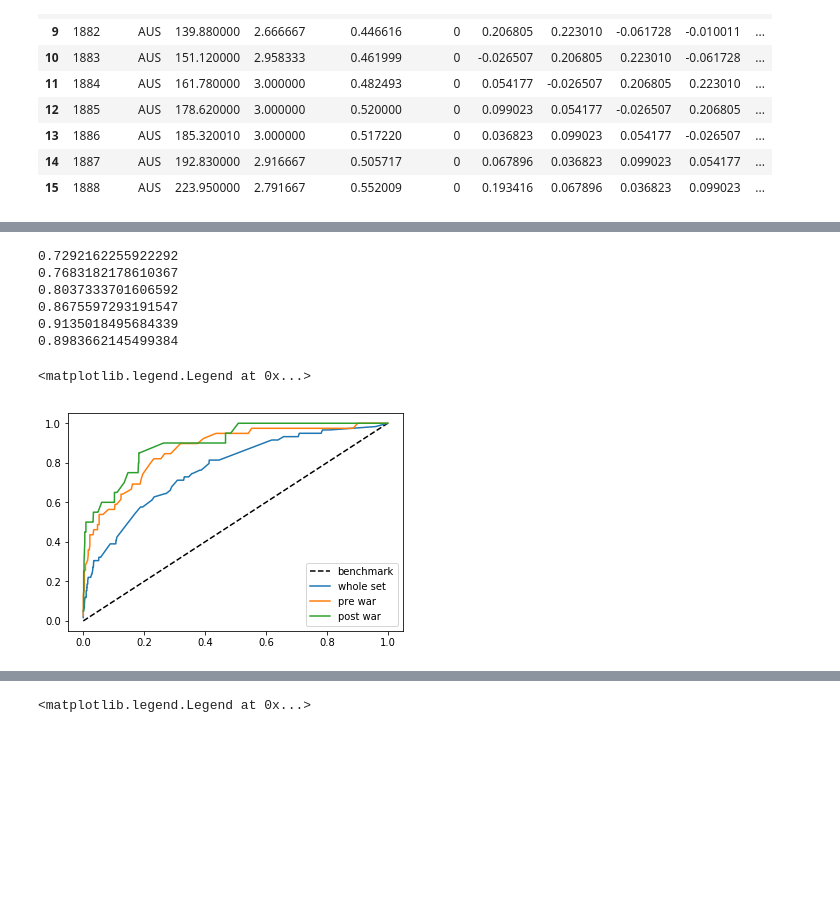
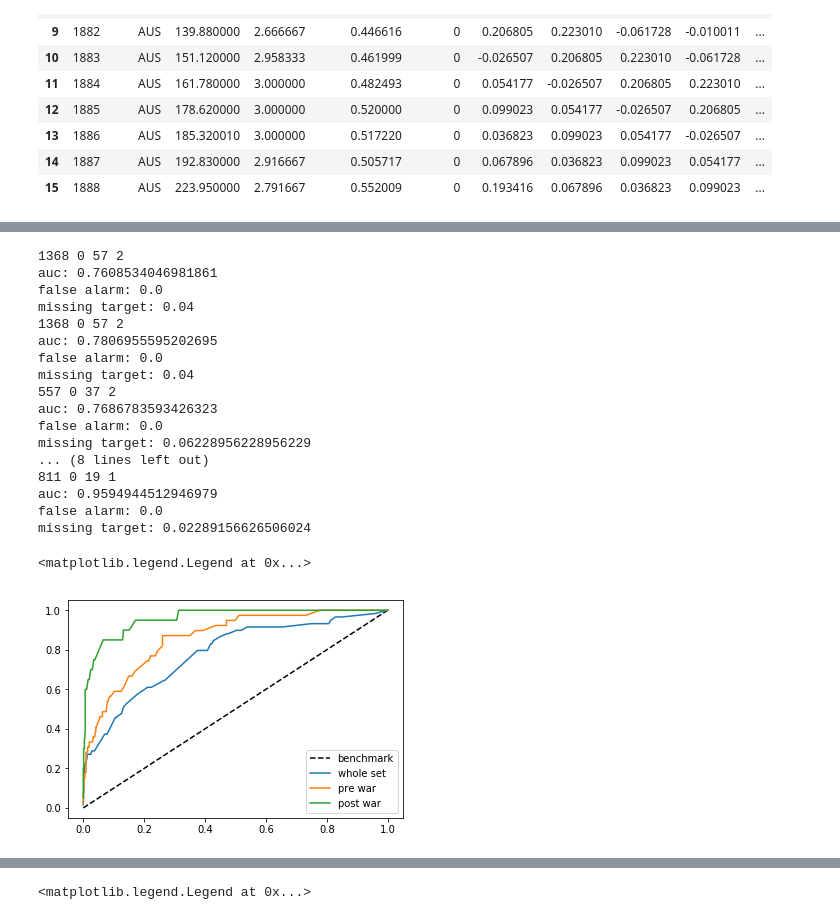
Before and after one commit to linsallyzhao/notebooks, a Jupyter notebook: ML_courseWork/Classification.ipynb, the cells around one changed output, grey strips where cells are left out. Saved outputs shown, nothing was run; the diff lists cells and outputs as text; code cells hidden in the pictures; blank space fills up the shorter version.

```diff
--- a/ML_courseWork/Classification.ipynb
+++ b/ML_courseWork/Classification.ipynb
@@ -103,7 +196,15 @@ def out_of_sample_logistic(whole, test, sign, credit=False):
     fpr, tpr, _ = roc_curve(y_test, pre_pro)
     auc = roc_auc_score(y_test, pre_pro)
 
-    print(auc)
+    prediction = logis.predict(X_test) * sign
+    tn, fp, fn, tp = confusion_matrix(y_test, prediction).ravel()
+    print(tn, fp, fn, tp)
+    false_alarm = fp/(1.0*tp + fp)
+    missing_target = fn/(1.0*fn + tn)
+
+    print(f'auc: {auc}')
+    print(f'false alarm: {false_alarm}')
+    print(f'missing target: {missing_target}')
     return fpr, tpr, auc
 
 whole_fpr, whole_tpr, _ = out_of_sample_logistic(data, 0.3, -1)
@@ -196,8 +344,16 @@ def in_sample_tree(training, maxD = 3, credit=False):
     pre_pro = treeClas.predict_proba(X)[:, 1]
     fpr, tpr, thr = roc_curve(y, pre_pro, drop_intermediate=False)
     auc = roc_auc_score(y, pre_pro)
+    prediction = treeClas.predict(X)
+    tn, fp, fn, tp = confusion_matrix(y, prediction).ravel()
+    print(tn, fp, fn, tp)
+    false_alarm = fp/(1.0*tp + fp)
+    missing_target = fn/(1.0*fn + tn)
 
-    print(auc)
+    print(f'auc: {auc}')
+    print(f'false alarm: {false_alarm}')
+    print(f'missing target: {missing_target}')
+
     return fpr, tpr, auc
 
 data_fpr, data_tpr, _ = in_sample_tree(data)
@@ -250,8 +417,17 @@ def out_of_sample_tree(whole, test, maxD = 3, credit=False, pri=False, criterion
     fpr, tpr, _ = roc_curve(y_test, pre_pro)
     auc = roc_auc_score(y_test, pre_pro)
 
+    prediction = treeClas.predict(X_test)
+    tn, fp, fn, tp = confusion_matrix(y_test, prediction).ravel()
+    print(tn, fp, fn, tp)
+    false_alarm = fp/(1.0*tp + fp)
+    missing_target = fn/(1.0*fn + tn)
+
+    print(f'false alarm: {false_alarm}')
+    print(f'missing target: {missing_target}')
+
     if pri:
-        print(auc)
+        print(f'auc: {auc}')
     return fpr, tpr, auc
 
 #out of sample can compare gini and entropy
@@ -405,41 +639,61 @@ def in_sample_forest(training, maxD = 3, credit=False):
         X = training[['lag_2', 'credit']]
 
     else:
          X = training[['lag_2']]
     y = training['crisisST']
     foreClas = RandomForestClassifier(criterion='gini', max_depth=maxD)
     foreClas.fit(X, y)
     pre_pro = foreClas.predict_proba(X)[:, 1]
     fpr, tpr, thr = roc_curve(y, pre_pro, drop_intermediate=False)
     auc = roc_auc_score(y, pre_pro)
 
-    print(auc)
+    prediction = foreClas.predict(X)
+    tn, fp, fn, tp = confusion_matrix(y, prediction).ravel()
+    print(tn, fp, fn, tp)
+    false_alarm = fp/(1.0*tp + fp)
+    missing_target = fn/(1.0*fn + tn)
+
+    print(f'auc: {auc}')
+    print(f'false alarm: {false_alarm}')
+    print(f'missing target: {missing_target}')
+
     return fpr, tpr, auc
 
 in_sample_forest(data)
 data_fpr, data_tpr, _ = in_sample_forest(data, credit=True)
 
 in_sample_forest(preW)
 pre_fpr, pre_tpr, _ = in_sample_forest(preW, credit=True)
 
 in_sample_forest(postW)
 post_fpr, post_tpr, _ = in_sample_forest(postW, credit=True)
 
 plt.plot([0, 1], [0, 1], 'k--')
 plt.plot(data_fpr,data_tpr)
 plt.plot(pre_fpr,pre_tpr)
 plt.plot(post_fpr,post_tpr)
 plt.legend(['benchmark', 'whole set', 'pre war', 'post war'])
 #with default depth 3, greatly out perform tree
 # %% [output]
-0.7292162255922292
-0.7683182178610367
-0.8037333701606592
-0.8675597293191547
-0.9135018495684339
-0.8983662145499384
+1368 0 57 2
+auc: 0.7608534046981861
+false alarm: 0.0
+missing target: 0.04
+1368 0 57 2
+auc: 0.7806955595202695
+false alarm: 0.0
+missing target: 0.04
+557 0 37 2
+auc: 0.7686783593426323
+false alarm: 0.0
+missing target: 0.06228956228956229
+... (8 lines left out)
+811 0 19 1
+auc: 0.9594944512946979
+false alarm: 0.0
+missing target: 0.02289156626506024
 <matplotlib.legend.Legend at 0x...>
-[figure, old version]
+[figure, new version]
 # %%
 def out_of_sample_forest(whole, test, maxD = 3, credit=False, pri=False, criterion='gini'):
     if credit is True:
```
Also changed, not shown: parts of 20 cells of this notebook, 7 other files.
